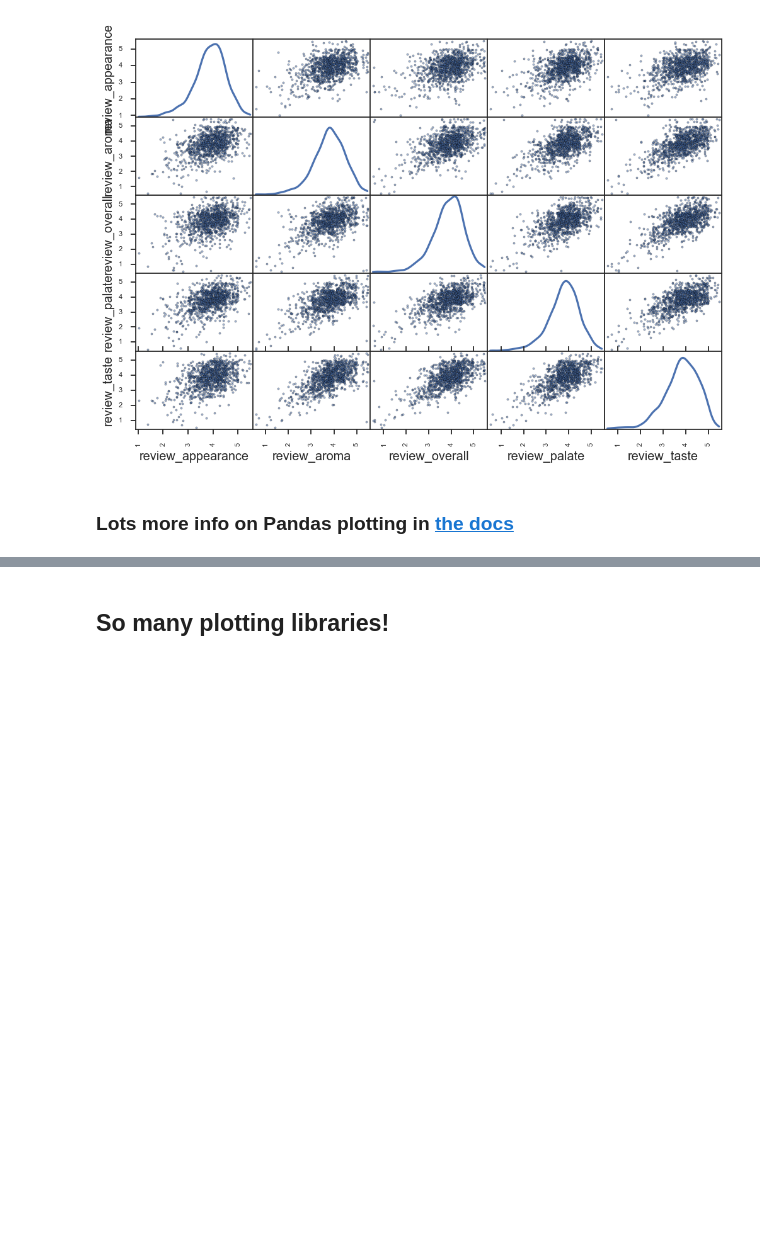
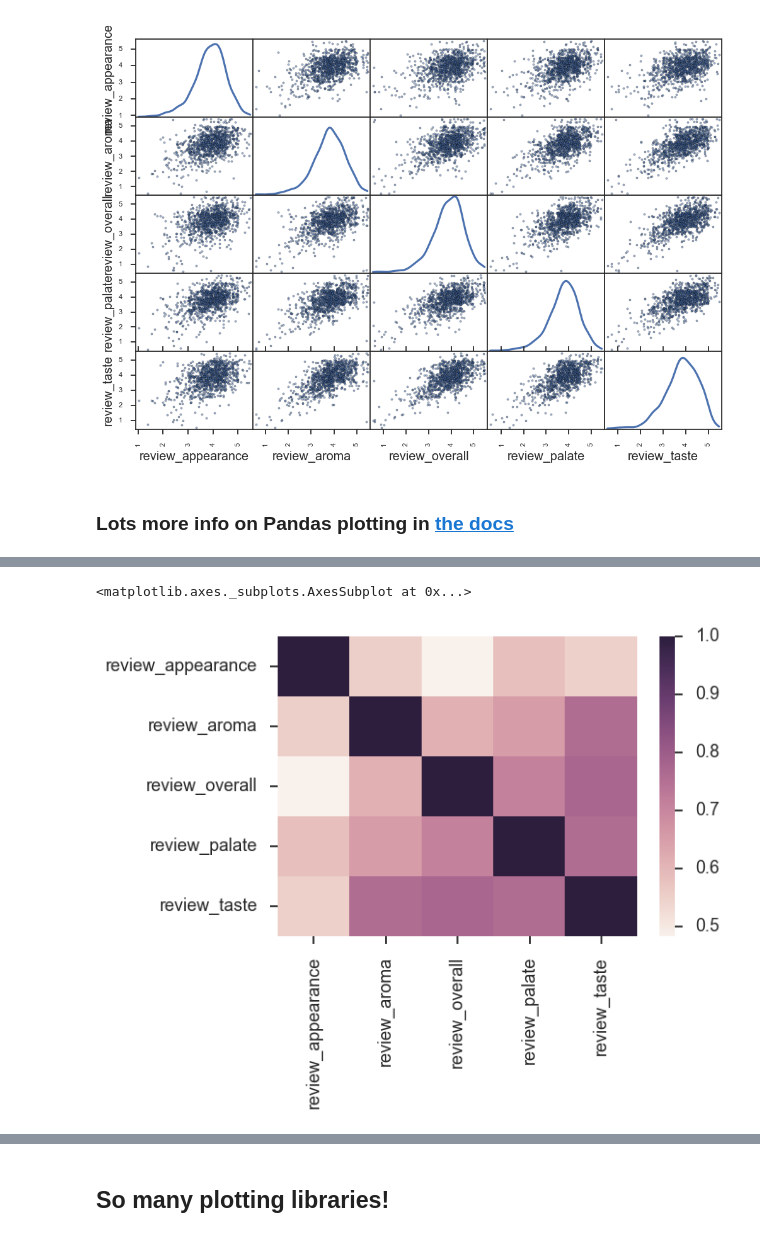
Before and after one commit to ihmeuw/ihme-python-course, a Jupyter notebook: Lecture 6/Lecture 6 - Plotting (Complete).ipynb, the cells around one changed output, grey strips where cells are left out. Saved outputs shown, nothing was run; the diff lists cells and outputs as text; code cells hidden in the pictures; blank space fills up the shorter version.

```diff
--- a/Lecture 6/Lecture 6 - Plotting (Complete).ipynb
+++ b/Lecture 6/Lecture 6 - Plotting (Complete).ipynb
@@ -417,0 +433,5 @@ array([[<matplotlib.axes._subplots.AxesSubplot object at 0x...>,
+# %%
+sns.heatmap(df[review_cols].corr())
+# %% [output]
+<matplotlib.axes._subplots.AxesSubplot at 0x...>
+[figure, added]
```
Also changed, not shown: parts of 10 cells of this notebook.
